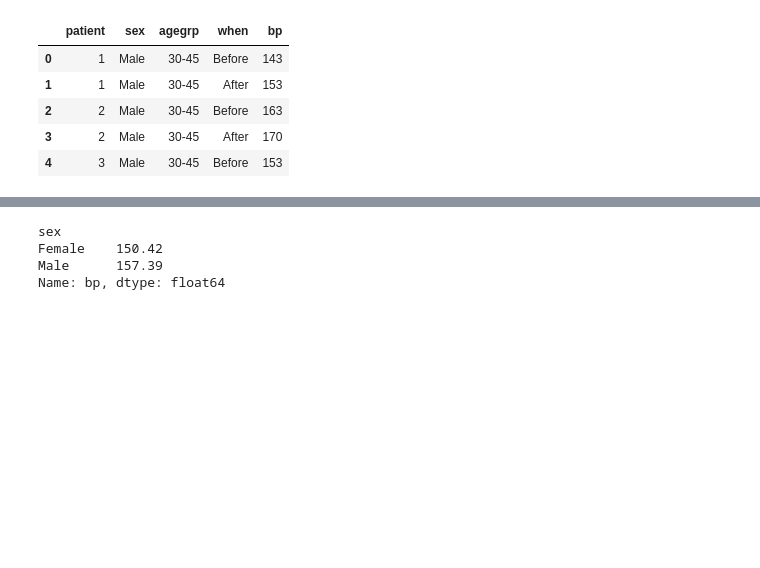
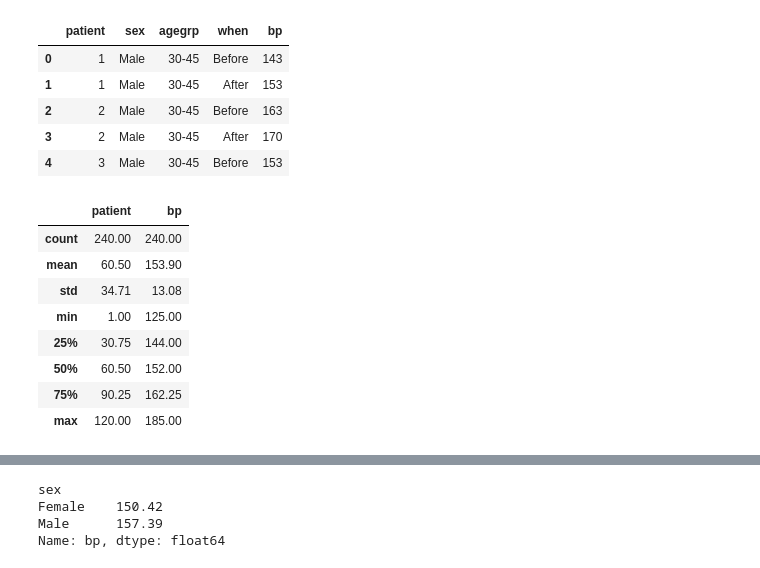
Before and after one commit to stemds2017/stemds2017, a Jupyter notebook: SampleCode.ipynb, the cells around one changed output, grey strips where cells are left out. Cells and saved outputs as stored; diff of their text form; code cells hidden in the pictures; blank space fills up the shorter version.

Commit message:
Add files via upload
Added some dataframe sample code

```diff
--- a/SampleCode.ipynb
+++ b/SampleCode.ipynb
@@ -156,7 +156,7 @@ rho = 0.9324 p-val = 0.0209
 working with pandas
 """
 # read data, create a DataFrame and display the first few observations
-bpdat = pd.read_csv("C:\\Users\\Francis\\Google Drive\\Data\\___PACE\\STEM-Summer2017\\STEM\\bplong.csv")
+bpdat = pd.read_csv('C:\\Users\\cscharff\\Desktop\\HIGHSCHOOLPROGRAM2017\\STEMCAMP\\bplong.csv')
 bpdat.head()
 # %% [output]
 |  | patient | sex | agegrp | when | bp |
@@ -165,3 +165,15 @@ bpdat.head()
 | 2 | 2 | Male | 30-45 | Before | 163 |
 | 3 | 2 | Male | 30-45 | After | 170 |
 | 4 | 3 | Male | 30-45 | Before | 153 |
+# %%
+bpdat.describe()
+# %% [output]
+|  | patient | bp |
+| count | 240.00 | 240.00 |
+| mean | 60.50 | 153.90 |
+| std | 34.71 | 13.08 |
+| min | 1.00 | 125.00 |
+| 25% | 30.75 | 144.00 |
+| 50% | 60.50 | 152.00 |
+| 75% | 90.25 | 162.25 |
+| max | 120.00 | 185.00 |
```
Also changed, not shown: parts of 4 cells of this notebook.
